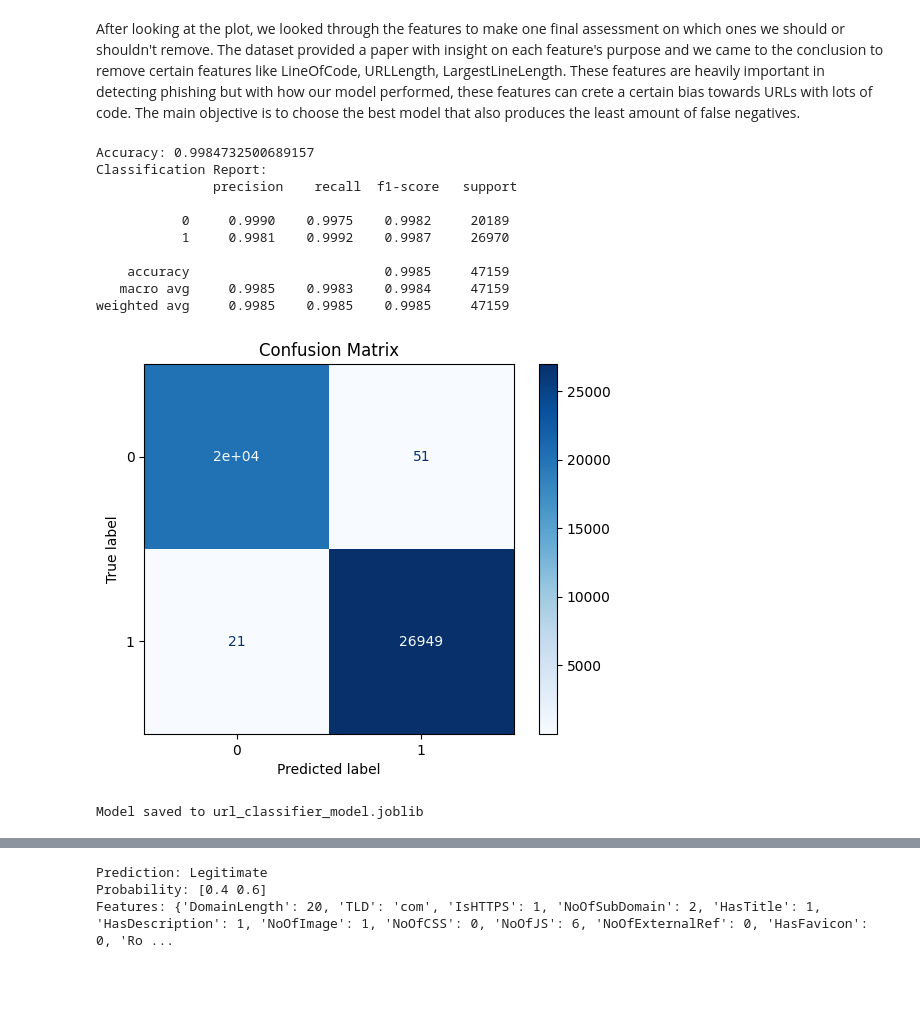
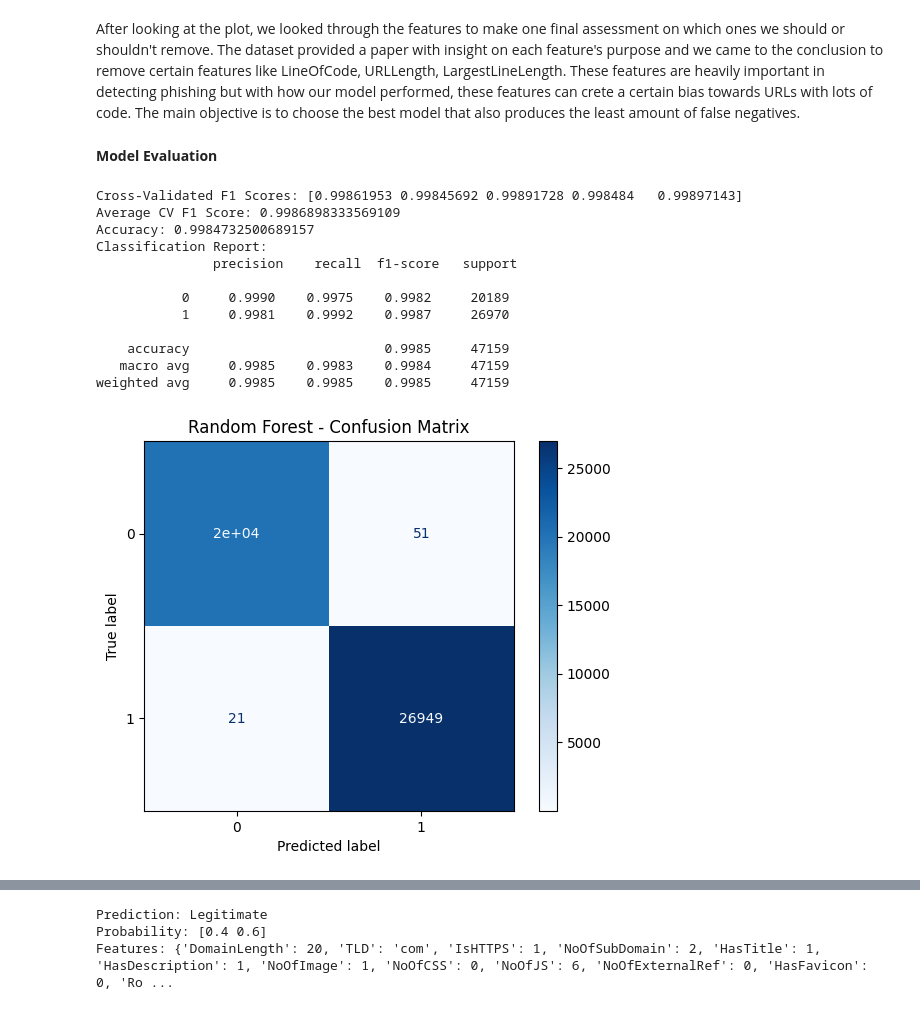
Before and after one commit to Xainax/CMPE255FinalProject, a Jupyter notebook: Updated_model(1).ipynb, the cells around one changed output, grey strips where cells are left out. Saved outputs shown, nothing was run; the diff lists cells and outputs as text; code cells hidden in the pictures; blank space fills up the shorter version.

Commit message:
cleaned notebook and added sample for evaluation

```diff
--- a/Updated_model(1).ipynb
+++ b/Updated_model(1).ipynb
@@ -212,38 +224,40 @@ def create_training_pipeline(classifier, scaler='standard'):
     ])
 
     return pipeline
+# %% [markdown]
+**Model Evaluation**
 # %%
-# Train and save the model
-def train_model_and_save(df, model_path='url_classifier_model.joblib'):
-    pipeline = create_training_pipeline(RandomForestClassifier(class_weight='balanced', random_state=42))
-    pipeline.fit(X_train, y_train)
+# Random Forest model evaluation
 
-    y_pred = pipeline.predict(X_test)
-    print("Accuracy:", accuracy_score(y_test, y_pred))
-    print("Classification Report:\n", classification_report(y_test, y_pred, digits=4))
+pipeline = create_training_pipeline(RandomForestClassifier(class_weight='balanced', random_state=42))
+cv = StratifiedKFold(n_splits=5, shuffle=True, random_state=42)
 
-    ConfusionMatrixDisplay.from_estimator(pipeline, X_test, y_test, cmap='Blues')
-    plt.title("Confusion Matrix")
-    plt.show()
+cv_scores = cross_val_score(pipeline, X_train, y_train, cv=cv, scoring='f1_macro')
+print("Cross-Validated F1 Scores:", cv_scores)
+print("Average CV F1 Score:", cv_scores.mean())
 
-    joblib.dump(pipeline, model_path)
-    print(f"Model saved to {model_path}")
+pipeline.fit(X_train, y_train)
+y_pred = pipeline.predict(X_test)
 
-# train model and save with the dataset
-train_model_and_save(df)
+print("Accuracy:", accuracy_score(y_test, y_pred))
+print("Classification Report:\n", classification_report(y_test, y_pred, digits=4))
+ConfusionMatrixDisplay.from_estimator(pipeline, X_test, y_test, cmap='Blues')
+plt.title("Random Forest - Confusion Matrix")
+plt.show()
 # %% [output]
+Cross-Validated F1 Scores: [0.99861953 0.99845692 0.99891728 0.998484   0.99897143]
+Average CV F1 Score: 0.9986898333569109
 Accuracy: 0.9984732500689157
 Classification Report:
                precision    recall  f1-score   support
 
            0     0.9990    0.9975    0.9982     20189
            1     0.9981    0.9992    0.9987     26970
 
     accuracy                         0.9985     47159
    macro avg     0.9985    0.9983    0.9984     47159
 weighted avg     0.9985    0.9985    0.9985     47159
-[figure, old version]
+[figure, new version]
-Model saved to url_classifier_model.joblib
 # %%
 # Logistic Regression model evaluation
 from sklearn.linear_model import LogisticRegression
```
Also changed, not shown: parts of 18 cells of this notebook, 1 other file.
